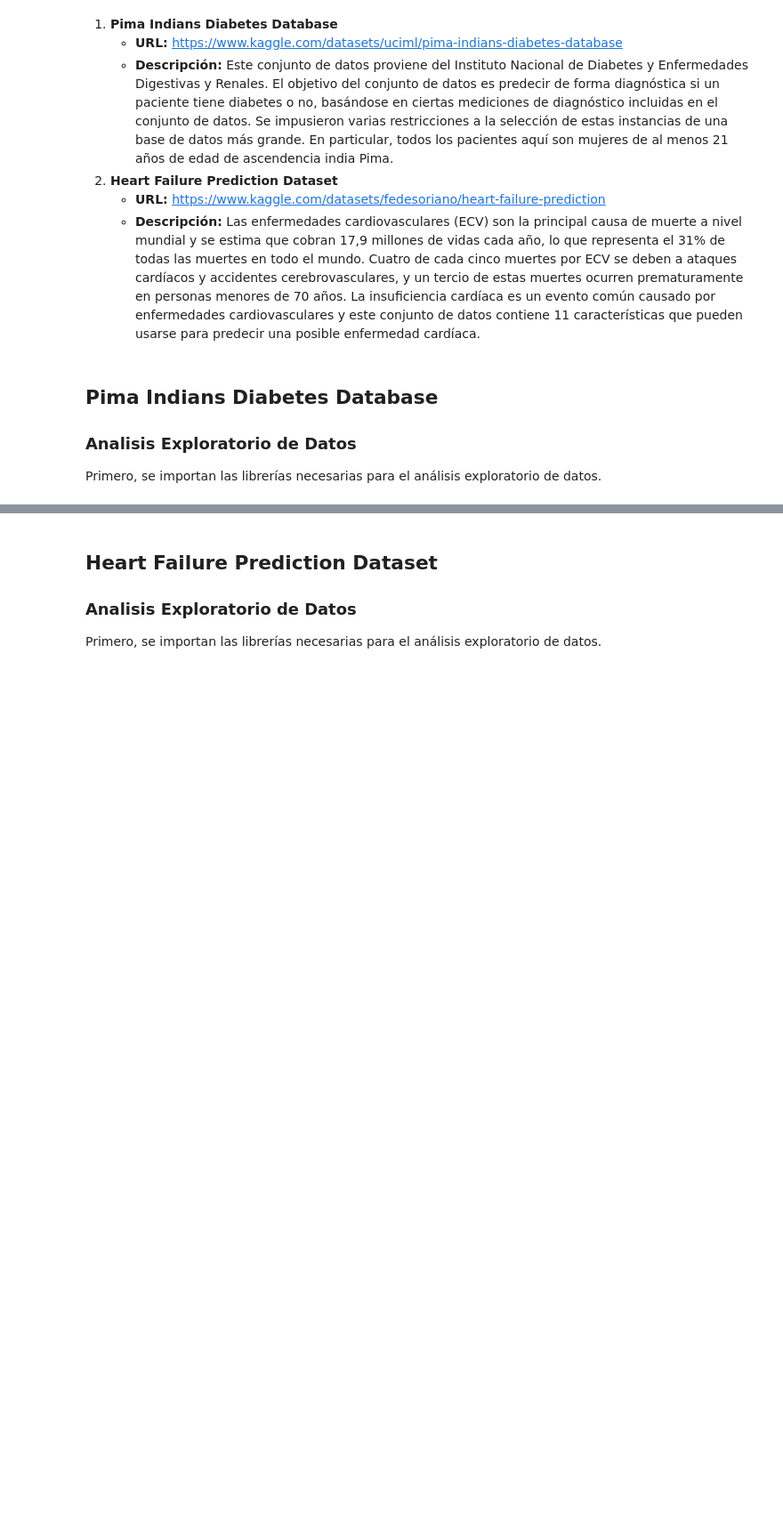
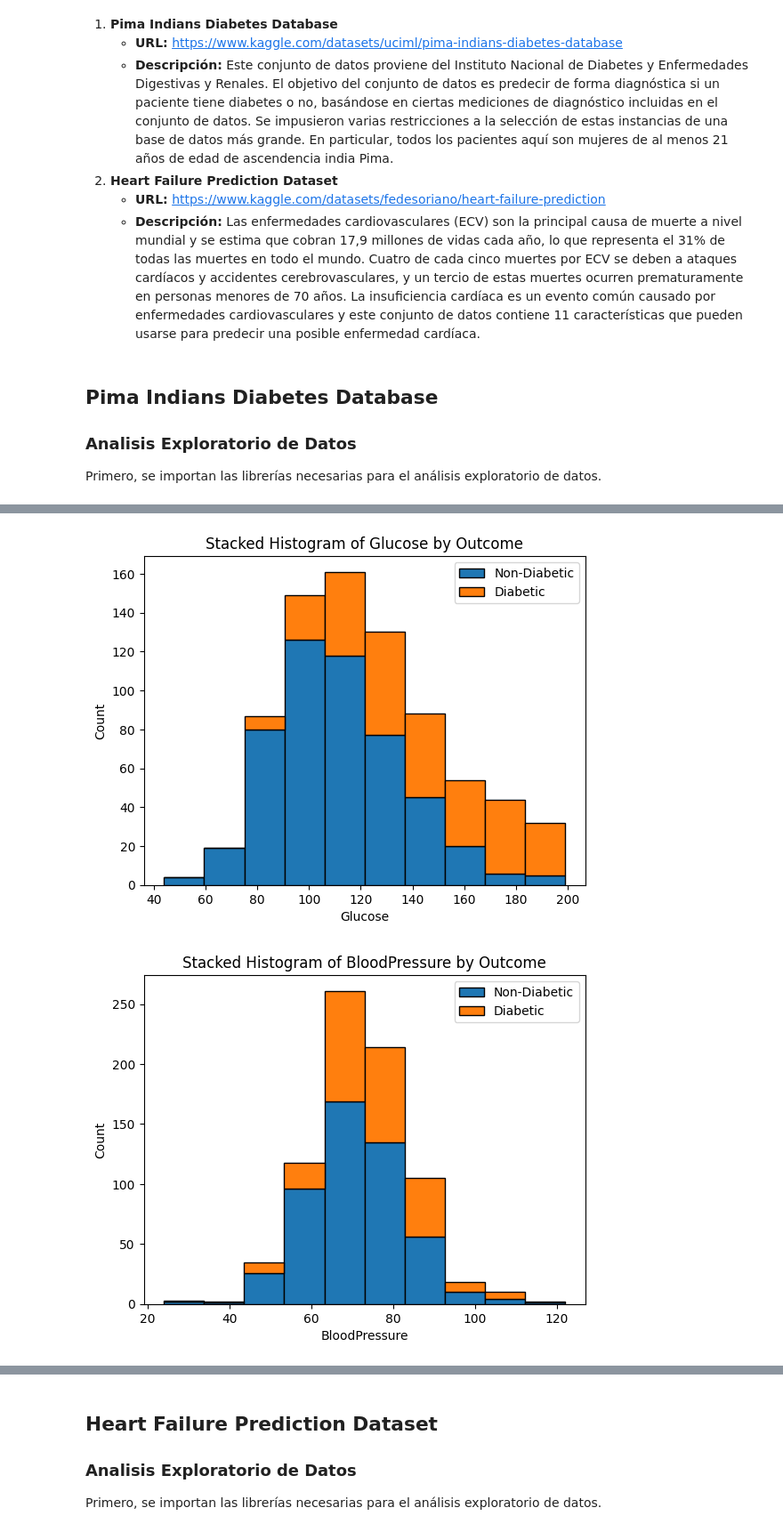
Before and after one commit to TheCsarbeat/proyecto1-IA, a Jupyter notebook: p1.ipynb, the cells around one changed output, grey strips where cells are left out. Shown: that part at 89% size. Cells and saved outputs as stored; diff of their text form; code cells hidden in the pictures; blank space fills up the shorter version.

```diff
--- a/p1.ipynb
+++ b/p1.ipynb
@@ -63,0 +127,15 @@ Outcome                   0.238356  1.000000
+# %%
+def plot_stacked_histogram(df, features):
+    for feature in features:
+        plt.hist([df[df['Outcome'] == 0][feature], df[df['Outcome'] == 1][feature]], bins=10, stacked=True, label=['Non-Diabetic', 'Diabetic'], edgecolor='black')
+        plt.title(f'Stacked Histogram of {feature} by Outcome')
+        plt.xlabel(feature)
+        plt.ylabel('Count')
+        plt.legend()
+        plt.show()
+# %%
+# call the function to plot the stacked histograms
+plot_stacked_histogram(df_diabetes, ['Glucose', 'BloodPressure', 'SkinThickness', 'Insulin', 'BMI', 'DiabetesPedigreeFunction', 'Age'])
+# %% [output]
+[figure, added]
+[figure, added]
```
Also changed, not shown: parts of 10 cells of this notebook.
